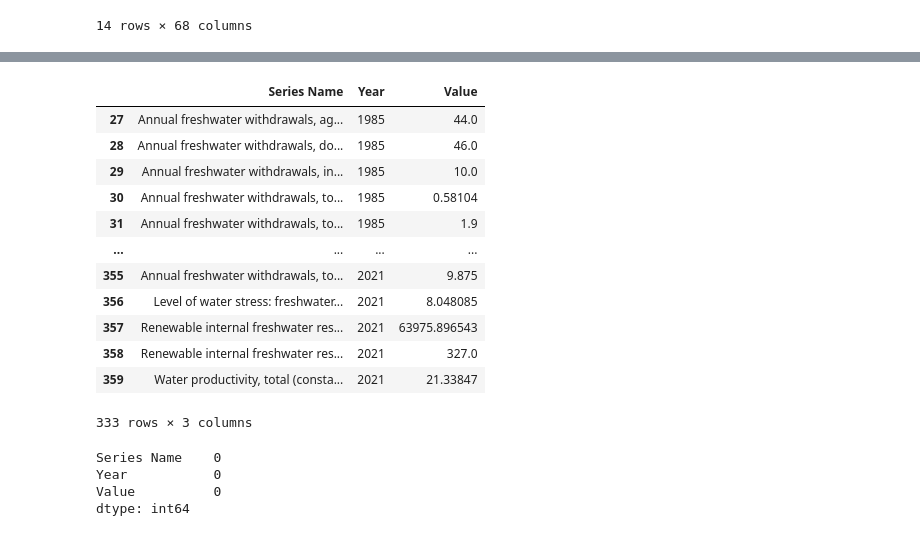
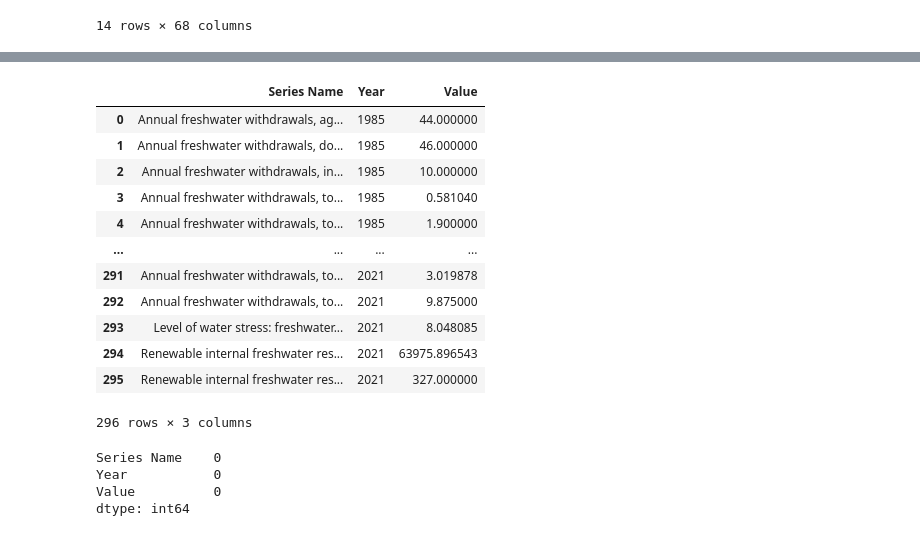
Before and after one commit to Keara9/Data-Visualization, a Jupyter notebook: Assignment 2/Freshwater Data/Freshwater Cleaning.ipynb, the cells around one changed output, grey strips where cells are left out. Cells and saved outputs as stored; diff of their text form; code cells hidden in the pictures.

```diff
--- a/Assignment 2/Freshwater Data/Freshwater Cleaning.ipynb
+++ b/Assignment 2/Freshwater Data/Freshwater Cleaning.ipynb
@@ -29,7 +22,7 @@ df
 | 13 | Last Updated: 01/28/2025 | NaN | NaN | NaN | NaN | NaN | NaN | ... |
 14 rows × 68 columns
 # %%
-df = df.drop(range(9,14))
+df = df.drop(range(8,14))
 df
 # %% [output]
 |  | Country Name | Country Code | Series Name | Series Code | 1960 [YR1960] | 1961 [YR1961] | 1962 [YR1962] | ... |
@@ -45,0 +38,7 @@ df
+# %%
+# Drop columns between '1960 [YR1960]' and '1984 [YR1984]' (inclusive)
+df = df.drop(columns = "2023 [YR2023]")
+df = df.drop(columns = "Series Code")
+df = df.drop(columns = "Country Code")
+df = df.drop(columns = "Country Name")
+df
@@ -77,32 +85,30 @@ df
 # %%
-#Transform the data from wide to long format
+# Transform the data from wide to long format
 df_long = df.melt(
     id_vars=["Series Name"],
     var_name="Year",
     value_name="Value"
 )
 
-df_long["Year"] = df_long["Year"].str.extract(r"(\d{4})")
-
-
-#Conver year to int
-df_long["Year"] = df_long["Year"].astype(int)
+#Convert year to integer
+df_long["Year"] = df_long["Year"].str.extract(r"(\d{4})").astype(int)
 
 df = df_long
+df
 # %% [output]
 |  | Series Name | Year | Value |
-| 27 | Annual freshwater withdrawals, ag... | 1985 | 44.0 |
-| 28 | Annual freshwater withdrawals, do... | 1985 | 46.0 |
-| 29 | Annual freshwater withdrawals, in... | 1985 | 10.0 |
-| 30 | Annual freshwater withdrawals, to... | 1985 | 0.58104 |
-| 31 | Annual freshwater withdrawals, to... | 1985 | 1.9 |
+| 0 | Annual freshwater withdrawals, ag... | 1985 | 44.000000 |
+| 1 | Annual freshwater withdrawals, do... | 1985 | 46.000000 |
+| 2 | Annual freshwater withdrawals, in... | 1985 | 10.000000 |
+| 3 | Annual freshwater withdrawals, to... | 1985 | 0.581040 |
+| 4 | Annual freshwater withdrawals, to... | 1985 | 1.900000 |
 | ... | ... | ... | ... |
-| 355 | Annual freshwater withdrawals, to... | 2021 | 9.875 |
-| 356 | Level of water stress: freshwater... | 2021 | 8.048085 |
-| 357 | Renewable internal freshwater res... | 2021 | 63975.896543 |
-| 358 | Renewable internal freshwater res... | 2021 | 327.0 |
-| 359 | Water productivity, total (consta... | 2021 | 21.33847 |
+| 291 | Annual freshwater withdrawals, to... | 2021 | 3.019878 |
+| 292 | Annual freshwater withdrawals, to... | 2021 | 9.875000 |
+| 293 | Level of water stress: freshwater... | 2021 | 8.048085 |
+| 294 | Renewable internal freshwater res... | 2021 | 63975.896543 |
+| 295 | Renewable internal freshwater res... | 2021 | 327.000000 |
-333 rows × 3 columns
+296 rows × 3 columns
 # %%
 missing_values = df.isnull().sum()
 missing_values
```
Also changed, not shown: parts of 5 cells of this notebook, 6 other files.
